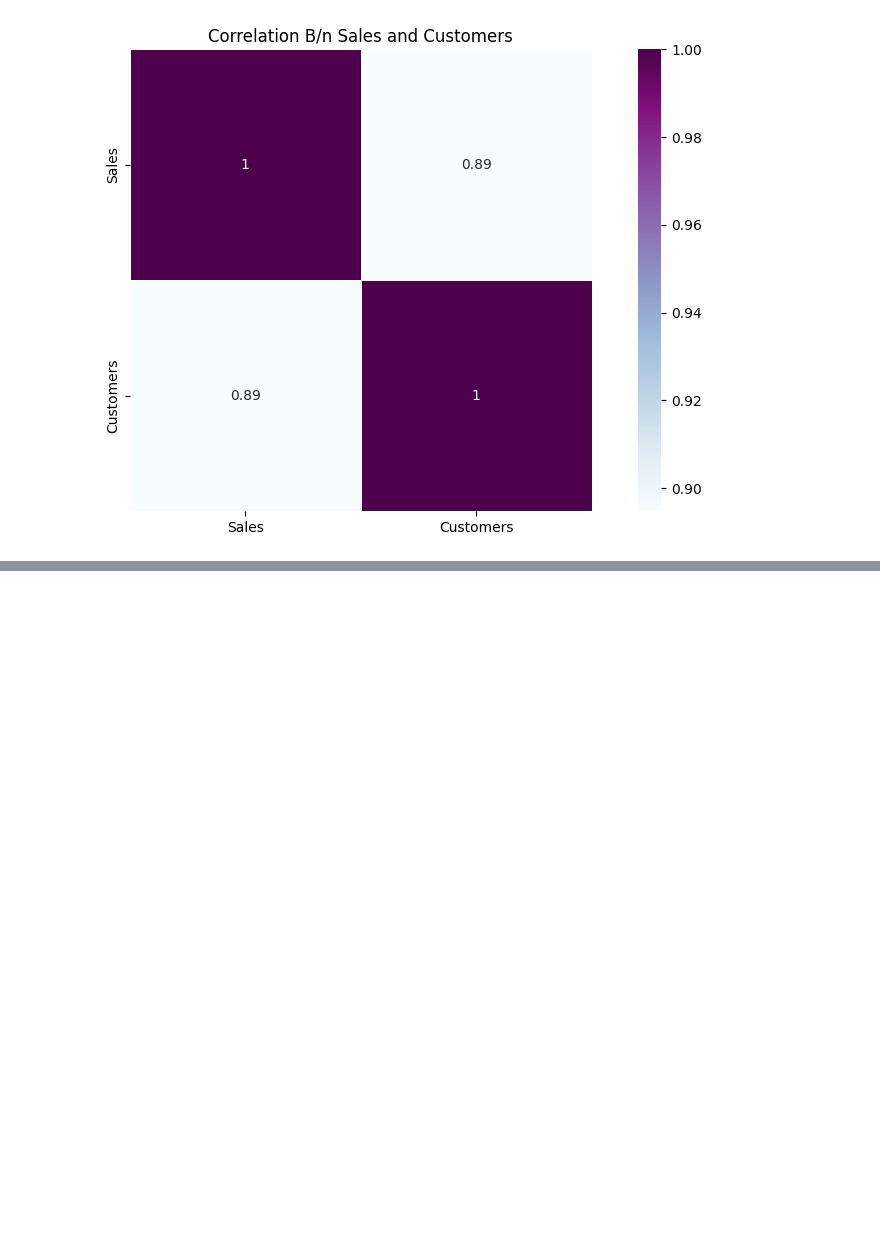
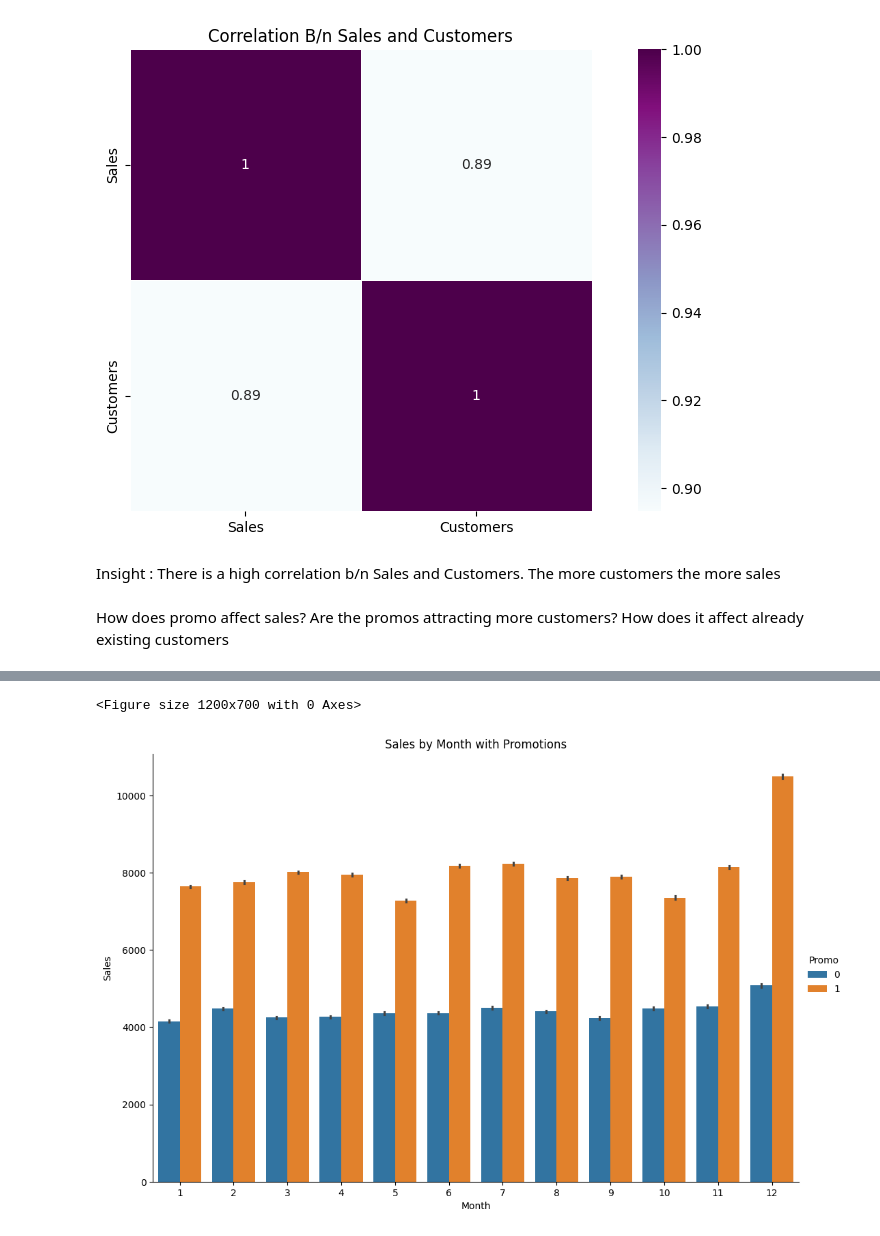
Before and after one commit to brook1167/Rossmann-Pharmaceuticals, a Jupyter notebook: notebooks/exploratory_analysis.ipynb, the cells around one changed output, grey strips where cells are left out. Saved outputs shown, nothing was run; the diff lists cells and outputs as text; code cells hidden in the pictures; blank space fills up the shorter version.

Commit message:
perform how does promo affect sales?

```diff
--- a/notebooks/exploratory_analysis.ipynb
+++ b/notebooks/exploratory_analysis.ipynb
@@ -275,3 +275,16 @@ def heatmap(df,title='', annot=True):
 heatmap(train_store[['Sales', 'Customers']], title='Correlation B/n Sales and Customers')
 # %% [output]
 [figure]
+# %% [markdown]
+Insight : There is a high correlation b/n Sales and Customers. The more customers the more sales
+# %% [markdown]
+How does promo affect sales? Are the promos attracting more customers? How does it affect already existing customers
+# %%
+plt.figure(figsize=(12, 7))
+sns.catplot(data=train_store, x="Month", y="Sales", hue='Promo', kind='bar', height=7, aspect=1.5)
+
+plt.title('Sales by Month with Promotions')
+plt.xlabel('Month')
+plt.ylabel('Sales')
+plt.show()
+# %% [output]
@@ -277,0 +293,2 @@ heatmap(train_store[['Sales', 'Customers']], title='Correlation B/n Sales and Cu
+<Figure size 1200x700 with 0 Axes>
+[figure, added]
```
Also changed, not shown: parts of 3 cells of this notebook.
